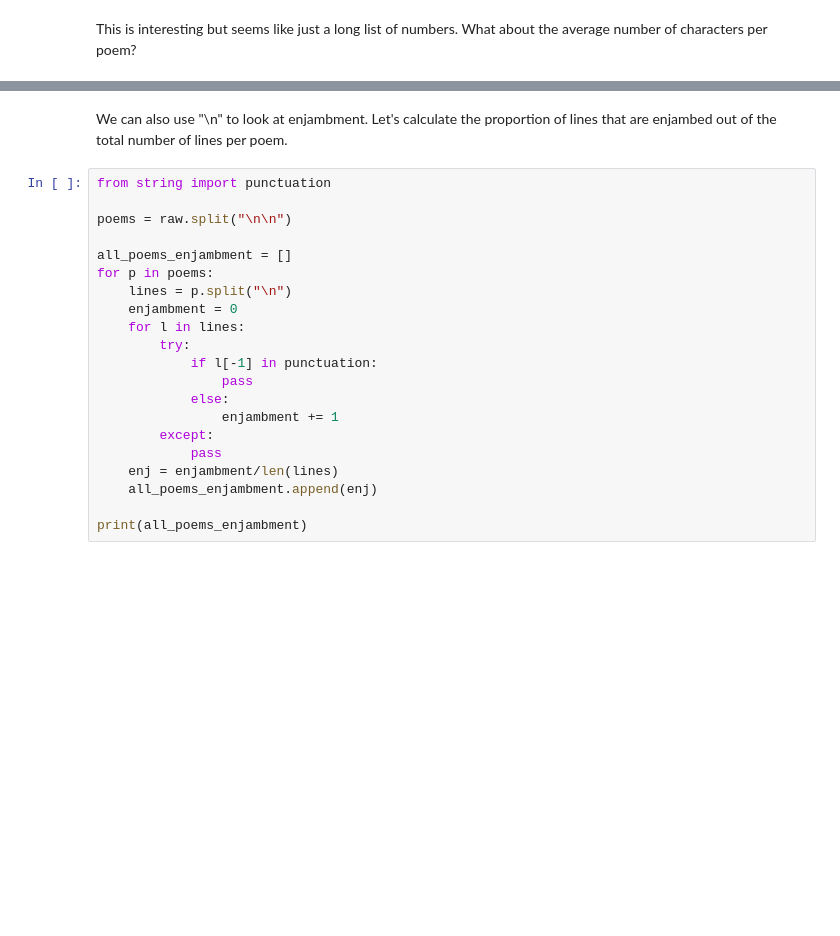
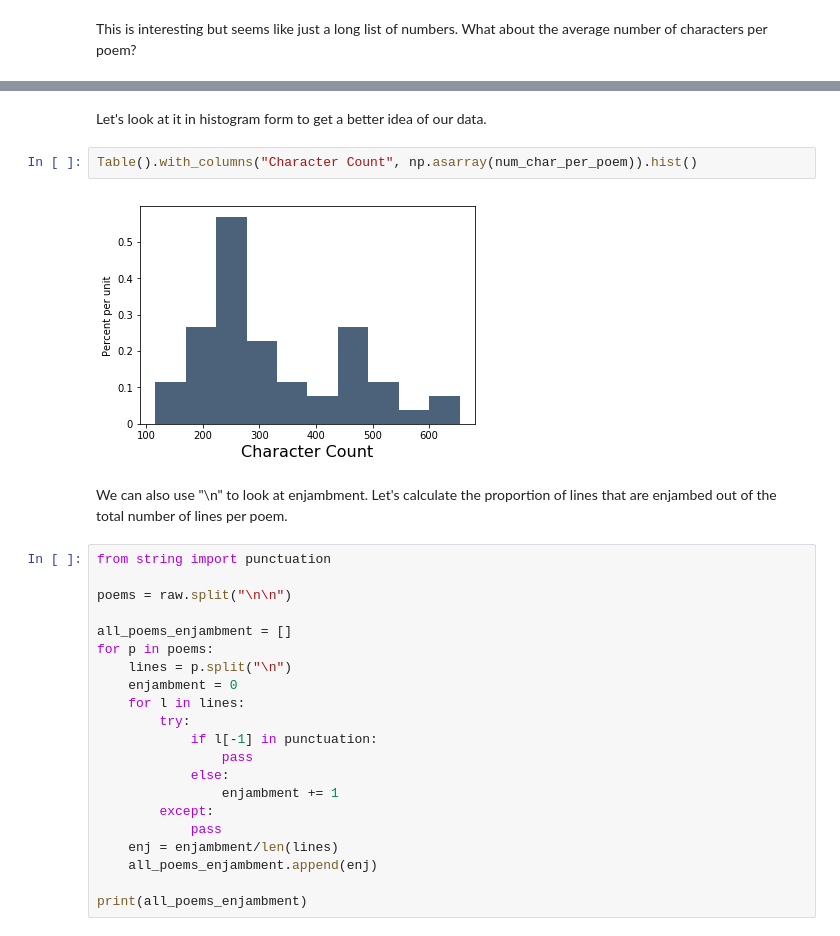
Before and after one commit to ds-modules/XENGLIS-31AC, a Jupyter notebook: XENG_31AC.ipynb, the cells around one changed output, grey strips where cells are left out. Cells and saved outputs as stored; diff of their text form; blank space fills up the shorter version.

Commit message:
Histograms

```diff
--- a/XENG_31AC.ipynb
+++ b/XENG_31AC.ipynb
@@ -271,3 +282,9 @@ avg_char
+# %% [markdown]
+Let's look at it in histogram form to get a better idea of our data.
+# %%
+Table().with_columns("Character Count", np.asarray(num_char_per_poem)).hist()
+# %% [output]
+[figure, added]
 # %% [markdown]
 We can also use "\n" to look at enjambment. Let's calculate the proportion of lines that are enjambed out of the total number of lines per poem.
 # %%
```
Also changed, not shown: parts of 15 cells of this notebook.
